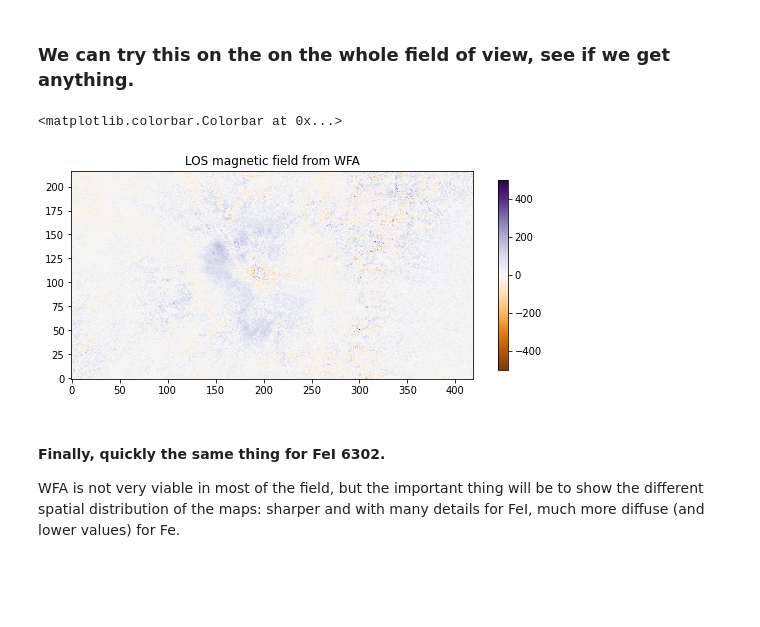
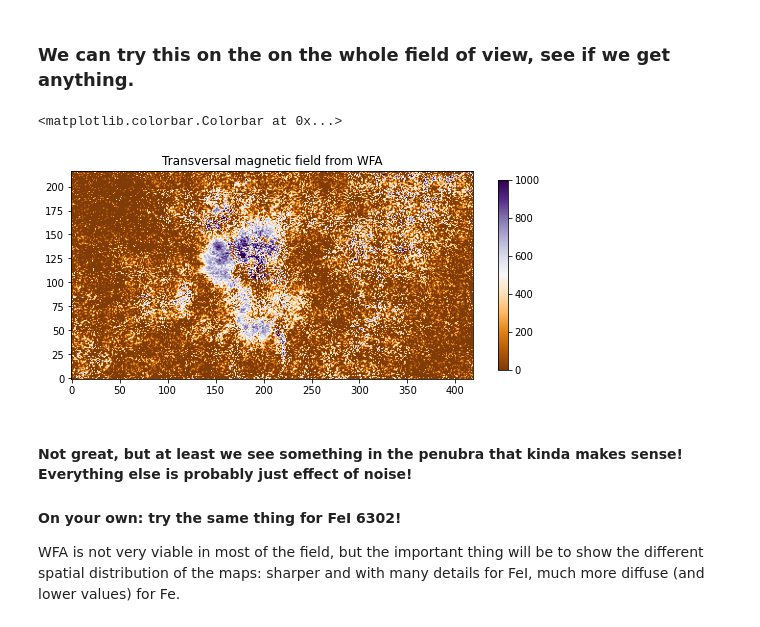
Before and after one commit to ivanzmilic/dkist_workshop_4, a Jupyter notebook: IBIS/IBIS_polarimetric_diagnostic.ipynb, the cells around one changed output. Cells and saved outputs as stored; diff of their text form; code cells hidden in the pictures; blank space fills up the shorter version.

```diff
--- a/IBIS/IBIS_polarimetric_diagnostic.ipynb
+++ b/IBIS/IBIS_polarimetric_diagnostic.ipynb
@@ -388,4 +418,8 @@ plt.plot(ll_ca[region_of_interest],cube_ca[155,135,0,region_of_interest],'o')
 # %%
+CT = 1.18* (4.6686e-13 * 8542.0**2.)**2
+y = L
+x = np.gradient(I)/np.gradient(ll_ca) * 0.75 * CT /(ll_ca-ll0)
 plt.figure(figsize=[9,5])
 plt.plot(np.abs(x[region_of_interest]),y[region_of_interest],'o')
+print (CT)
 # %% [output]
@@ -398,23 +439,31 @@ Probably not :-( , but let's give it a go!
 # %%
-def wfa_simple_t(wavelength,I,LP,region):
+def wfa_simple_t(wavelength,I,LP):
+
+    indmin = np.argmin(I)
+    p = np.polyfit(ll_ca-8542.0,I,2)
+    ll0 = -p[1]/2/p[0]+8542.0
+    CT = 1.3692842320070085e-09
 
     gT = 1.21
-    ll0 = 8542.0 # Has to be in Angstrom
     dI_dl = np.gradient(I) / np.gradient(wavelength)
-
-    x = dI_dl * -4.867E-13 * ll0**2.0 * gT
+    region_of_interest = np.where(np.logical_or(np.logical_and(ll_ca > ll0+0.1,ll_ca< ll0+0.4),\
+                                           np.logical_and(ll_ca > ll0-0.4,ll_ca < ll0-0.1)))
+    region_of_interest = np.asarray(region_of_interest)[0]
+    x = dI_dl * CT * 0.75 / (wavelength-ll0)
     x = np.abs(x)
 
     # Now do a linear fit, it has the form ax+b = y, where a and b are unknown.
     # cast it as a matrix equation
-    N = len(I[region]) # number of data points
+    N = len(I[region_of_interest]) # number of data points
     A = np.zeros([N,2])
-    A[:,0] = x[region]
+    A[:,0] = x[region_of_interest]
     A[:,1] = 1.0
 
     #
-    y = np.copy(LP[region])
+    y = np.copy(LP[region_of_interest])
     # unknown, p?
     p = np.linalg.solve(A.T @ A, A.T @ y)
+    if p[0] < 0:
+        p[0] = 0.0
     return p
 # %%
@@ -435,18 +477,22 @@ plt.plot(np.abs(x[region_of_interest]),np.abs(x[region_of_interest])*test[0]+tes
 B_t = np.zeros([419,217])
 for i in range(0,419):
     for j in range(0,217):
-        B_t[i,j] = test = (wfa_simple_t(ll_ca,cube_ca[i,j,0],(cube_ca[i,j,1]**2.0 \
-                                + cube_ca[i,j,2]**2.0)**0.5,region_of_interest))[0]
+        B_t[i,j] = (wfa_simple_t(ll_ca,cube_ca[i,j,0],(cube_ca[i,j,1]**2.0 \
+                                + cube_ca[i,j,2]**2.0)**0.5))[0]
+# %%
+B_t = np.sqrt(B_t)
 # %%
 # And now plot the map:
 plt.figure(figsize=[9,5])
-plt.imshow(B_t.T,origin='lower',cmap='PuOr',vmin=-500,vmax=500)
-plt.title("LOS magnetic field from WFA")
+plt.imshow(B_t.T,origin='lower',cmap='PuOr',vmin=0,vmax=1000)
+plt.title("Transversal magnetic field from WFA")
 plt.colorbar(shrink=0.7)
 # %% [output]
 <matplotlib.colorbar.Colorbar at 0x...>
-[figure, old version]
+[figure, new version]
 # %% [markdown]
-#### Finally, quickly the same thing for FeI 6302.
+#### Not great, but at least we see something in the penubra that kinda makes sense! Everything else is probably just effect of noise!
+
+#### On your own: try the same thing for FeI 6302!
 
 WFA is not very viable in most of the field, but the important thing will be to show the different spatial distribution of the maps: sharper and with many details for FeI, much more diffuse (and lower values) for Fe.
```
Also changed, not shown: parts of 21 cells of this notebook.
